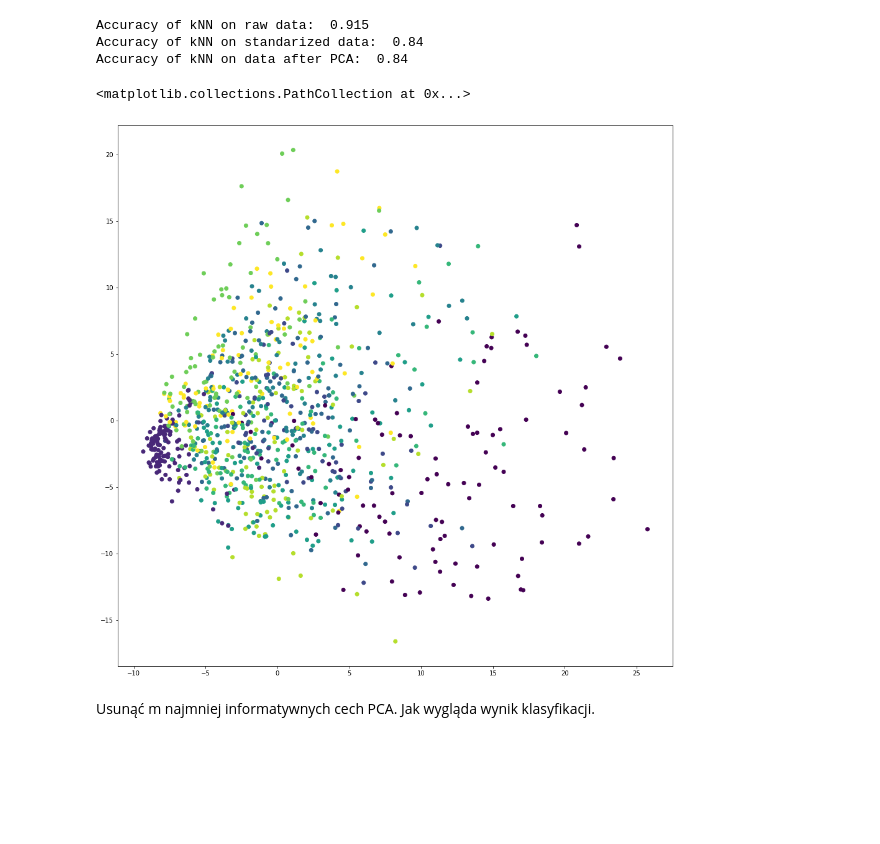
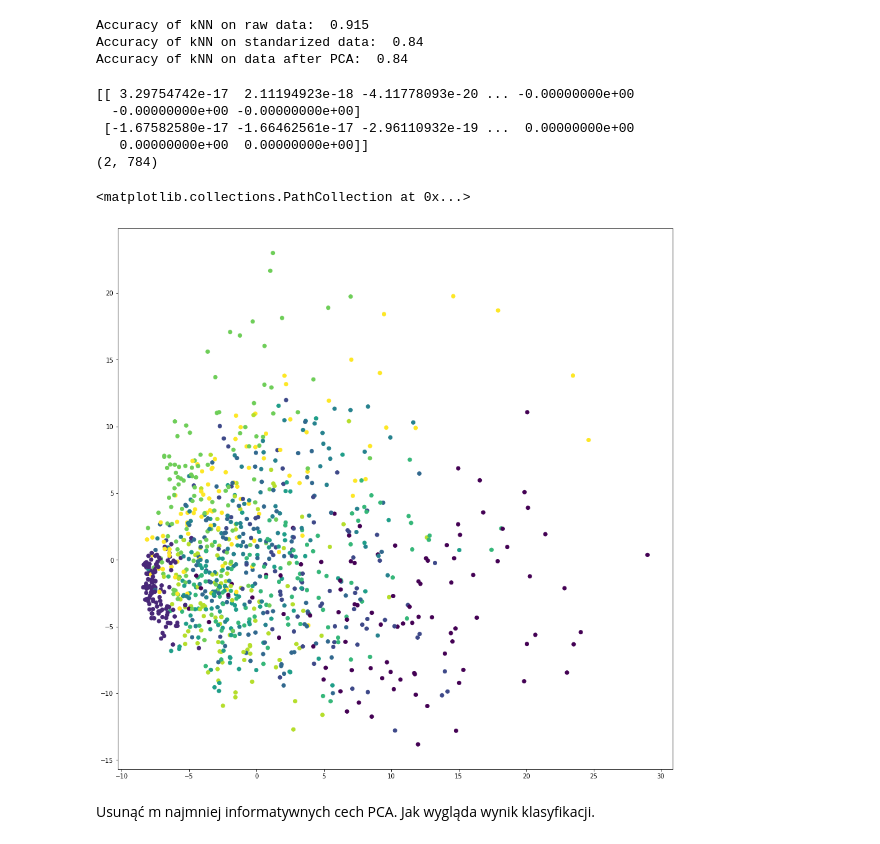
Before and after one commit to arkadiuss/ML_lab2_solution, a Jupyter notebook: lab2_tutorial.ipynb, the cells around one changed output. Saved outputs shown, nothing was run; the diff lists cells and outputs as text; code cells hidden in the pictures; blank space fills up the shorter version.

```diff
--- a/lab2_tutorial.ipynb
+++ b/lab2_tutorial.ipynb
@@ -787,19 +787,47 @@ Accuracy of kNN on data after PCA:  0.84
 
 # ax.scatter(dataX[:,0], dataX[:,1], c=[int(y) for y in Y])
 # %%
-pca = PCA(n_components=all_feats)
+pca = PCA(n_components=2)
 scaler = StandardScaler()
 X_scaled = scaler.fit_transform(X)
 dataX = pca.fit_transform(X_scaled)
 
 dataY = Y
 fig = plt.figure( figsize = (16,16))
 ax = fig.add_subplot(1,1,1)
 
-ax.scatter(dataX[:,0], dataX[:,1], c=[int(y) for y in Y])
+
+# eigenvalue_3sigma = 3 * np.sqrt(pca.explained_variance_[0])
+# print(pca.explained_variance_[0])
+# eigenvalue_3sigma_arr = np.array([[-eigenvalue_3sigma, eigenvalue_3sigma]])
+# print(eigenvalue_3sigma_arr.shape)
+# eigenvector = np.array([pca.components_[0]]).T
+# print(eigenvector.shape)
+# # print(pca.components_[0])
+# # print(np.dot(eigenvector, eigenvalue_3sigma_arr))
+# x_comp,y_comp = np.dot(eigenvector, eigenvalue_3sigma_arr)[0]
+# # print(x_comp,y_comp)
+
+
+# first_component = np.array([dataX[0,:]])
+# eigenvector = np.array([pca.components_[0]]).T
+# first_component_xy = np.dot(eigenvector, first_component)
+# print(first_component_xy)
+# print(pca.singular_values_)
+print(pca.components_)
+print(pca.components_.shape)
+
+# ax.plot(x_comp,y_comp)
+
+ax.scatter(dataX[:,0], dataX[:,1], c=[int(y) for y in dataY])
 # %% [output]
-<matplotlib.collections.PathCollection at 0x...>
+[[ 3.29754742e-17  2.11194923e-18 -4.11778093e-20 ... -0.00000000e+00
+  -0.00000000e+00 -0.00000000e+00]
+ [-1.67582580e-17 -1.66462561e-17 -2.96110932e-19 ...  0.00000000e+00
+   0.00000000e+00  0.00000000e+00]]
+(2, 784)
+<matplotlib.collections.PathCollection at 0x...>
-[figure, old version]
+[figure, new version]
 # %% [markdown]
 Usunąć m najmniej informatywnych cech PCA. Jak wygląda wynik klasyfikacji.
 # %%
```
Also changed, not shown: parts of 9 cells of this notebook.
